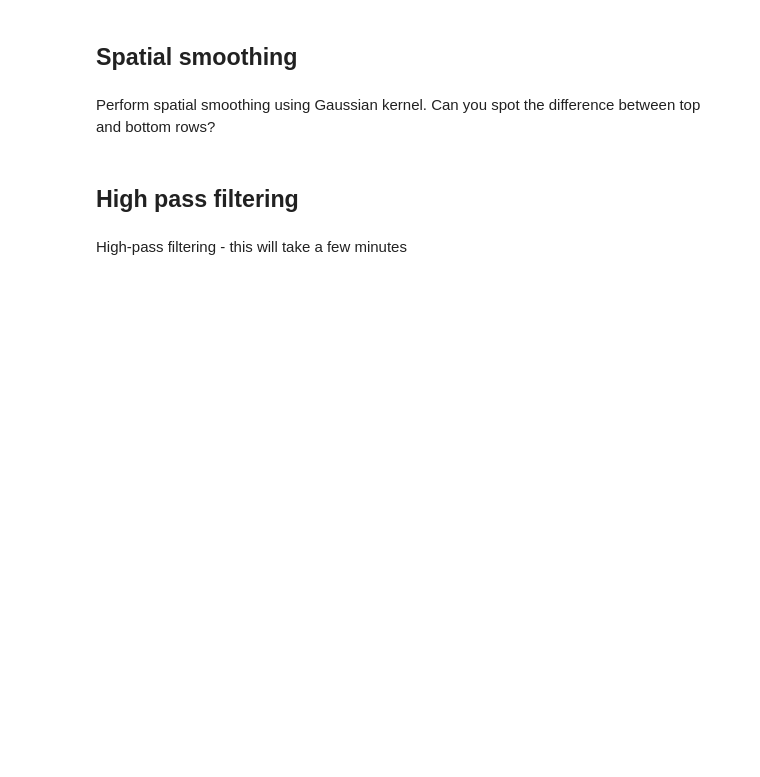
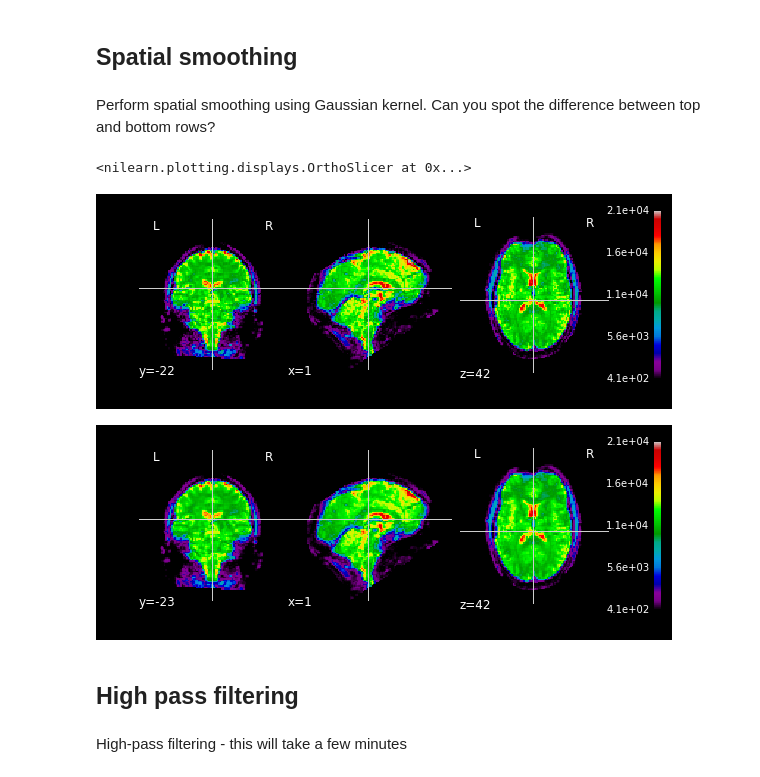
Before and after one commit to poldrack/fmri-handbook-2e-code, a Jupyter notebook: notebooks/DataPreparation/DataPreparation.ipynb, the cells around one changed output. Drawn from its saved outputs; the diff is of its cells as text; code cells hidden in the pictures; blank space fills up the shorter version.

Commit message:
about to move to class.data

```diff
--- a/notebooks/DataPreparation/DataPreparation.ipynb
+++ b/notebooks/DataPreparation/DataPreparation.ipynb
@@ -3,13 +3,9 @@ This notebook generates the processed data for all of the chapter-specific noteb
 # %%
 import os, errno, sys,shutil
 
-datadir=os.getenv('FMRIDATADIR')
-if not datadir:
-    raise Exception('You need to set the environment variable FMRIDATADIR')
-else:
-    print 'using base dir:',datadir
+from fmrihandbook.utils.config import Config
 
-assert os.path.exists(datadir)
+config=Config()
 
 %matplotlib inline
 
@@ -26,31 +22,8 @@ import fmrihandbook.utils
 from fmrihandbook.utils.compute_fd_dvars import compute_fd,compute_dvars
 import pickle
 
-datadict=os.path.join(datadir,'data_dictionary.pkl')
-try:
-    data=pickle.load(open(datadict))
-    print 'using data dictionary from pickle'
-except:
-    from fmrihandbook.utils.get_data import get_data
-    data=get_data()
-
 rerun_analyses=False  # set to true to force rerun of everything
 
 # use nipype's caching mechanism to save the results of the processing
 mem = Memory(base_dir='.')
-
-
-figuredir='../../figures'
-if not os.path.exists(figuredir):
-    os.mkdir(figuredir)
-
-boldfile=data['func']
-
-def force_symlink(file1, file2):
-    try:
-        os.symlink(file1, file2)
-    except OSError, e:
-        if e.errno == errno.EEXIST:
-            os.remove(file2)
-            os.symlink(file1, file2)
 # %% [output]
@@ -430,6 +402,7 @@ except:
     shutil.copy(epi_reg_results.outputs.epi2str_mat , data['meanfunc_bbreg_to_t1_mat'])
     shutil.copy(epi_reg_results.outputs.epi2str_inv , data['meanfunc_bbreg_to_t1_invmat'])
     epi_reg_results.outputs
+    data['meanfunc_unwarped_bbreg_to_t1']=os.path.join(outputdir,'epi_unwarped_bbreg_to_t1.nii.gz')
 
     flirt=mem.cache(fsl.FLIRT)
     data['meanfunc_unwarped_bbref_to_t1']=os.path.join(outputdir,'epi_unwarped_bbreg_to_t1.nii.gz')
@@ -465,21 +457,25 @@ Perform spatial smoothing using Gaussian kernel. Can you spot the difference bet
 # %%
 try:
     assert os.path.exists(data['func_mcf_smooth'])
     assert not rerun_analyses
 except:
     smooth = mem.cache(fsl.utils.Smooth)
     smooth_results = smooth(fwhm=2.5,
                             in_file=data['func_mcf'],
                             output_type = "NIFTI")
     output_dir=os.path.dirname(data['func_mcf'])
     data['func_mcf_smooth']=os.path.join(output_dir,
                         os.path.basename(smooth_results.outputs.smoothed_file))
     shutil.copy(smooth_results.outputs.smoothed_file,data['func_mcf_smooth'])
 
-nilearn.plotting.plot_epi(mcflirt_results.outputs.mean_img,
+nilearn.plotting.plot_epi(data['meanfunc'],
                               colorbar=True, vmin=410, vmax=21000)
 nilearn.plotting.plot_epi(nilearn.image.mean_img(smooth_results.outputs.smoothed_file),
                               colorbar=True, vmin=410, vmax=21000)
+# %% [output]
+<nilearn.plotting.displays.OrthoSlicer at 0x...>
+[figure, added]
+[figure, added]
 # %% [markdown]
 ## High pass filtering
 # %% [markdown]
```
Also changed, not shown: parts of 4 cells of this notebook.
